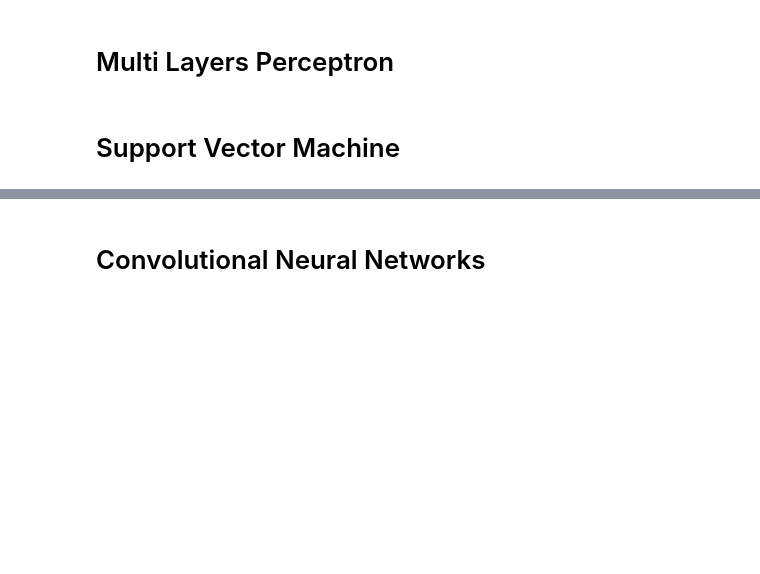
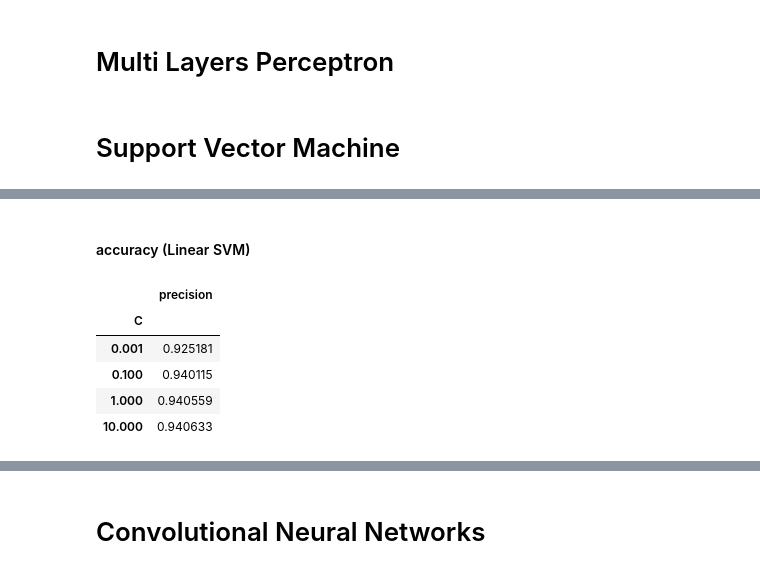
Before and after one commit to lodtan/gti770-tp3, a Jupyter notebook: GTI770-TP03.ipynb, the cells around one changed output, grey strips where cells are left out. Drawn from its saved outputs; the diff is of its cells as text; code cells hidden in the pictures; blank space fills up the shorter version.

```diff
--- a/GTI770-TP03.ipynb
+++ b/GTI770-TP03.ipynb
@@ -119,3 +121,11 @@ f1 = f1_score(Yg_test, Yg_pred, average='weighted')
 print("f1 score: {}".format(f1))
 # %% [markdown]
 # Support Vector Machine
+# %%
+jobs = 6
+cache_size=2048
+k=10
+svc = SVC(cache_size=cache_size)
+
+X_valid=Xg_train
+Y_valid=Yg_train
@@ -121,0 +134,15 @@ print("f1 score: {}".format(f1))
+# %%
+def grid_search_linear(X_valid, Y_valid,k, jobs, cache_size):
+
+    svc = SVC(cache_size=cache_size)
+
+    param_grid_linear = {'kernel': ['linear'], 'C': [10 ** (-3), 10 ** (-1), 1, 10],'class_weight': ['balanced'],'gamma': ['scale']}
+
+    grid_linear = GridSearchCV(svc, param_grid=param_grid_linear, cv=k, n_jobs=jobs, scoring='accuracy', verbose=4)
+    grid_linear.fit(X_valid, Y_valid)
+
+    print("LINEAR : The best hyperparameters are %s with a score of %0.2f" % (grid_linear.best_params_, grid_linear.best_score_))
+
+    return grid_linear
+
+grid_linear = grid_search_linear(X_valid, Y_valid, k, jobs, cache_size)
@@ -121,0 +156,13 @@ print("f1 score: {}".format(f1))
+# %% [markdown]
+#### accuracy (Linear SVM)
+# %%
+df=pd.DataFrame(grid_linear.cv_results_['mean_test_score'],index=[x['C'] for x  in grid_linear.cv_results_['params']],columns=['precision'])
+df.index.name='C'
+df
+# %% [output]
+|  | precision |
+| C |  |
+| 0.001 | 0.925181 |
+| 0.100 | 0.940115 |
+| 1.000 | 0.940559 |
+| 10.000 | 0.940633 |
```
Also changed, not shown: parts of 20 cells of this notebook, 1 other file.
